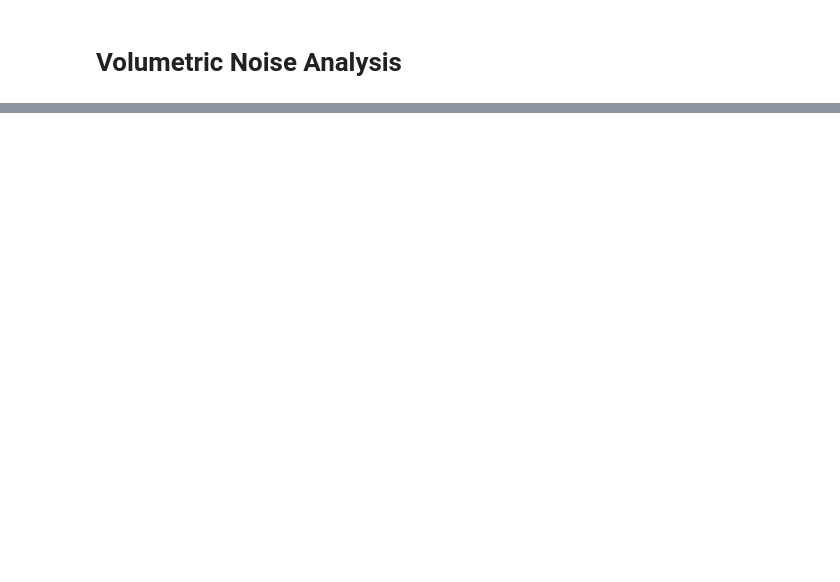
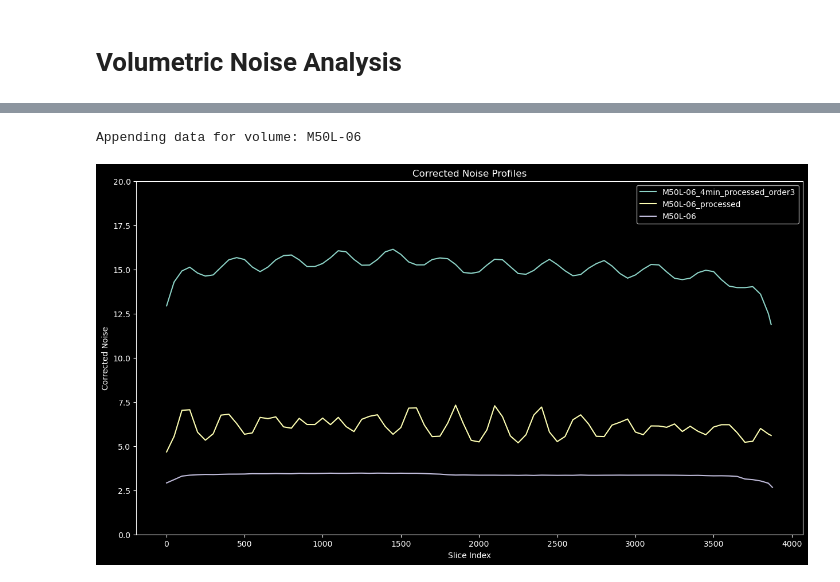
Before and after one commit to jsehnert/particles, a Jupyter notebook: Notebooks/noise_analysis.ipynb, the cells around one changed output, grey strips where cells are left out. Drawn from its saved outputs; the diff is of its cells as text; code cells hidden in the pictures; blank space fills up the shorter version.

```diff
--- a/Notebooks/noise_analysis.ipynb
+++ b/Notebooks/noise_analysis.ipynb
@@ -400,3 +2,0 @@ for z_ in z0:
-# %%
-for k, v in results.items():
-    print(f"slice {k}: {v}")
@@ -408,0 +115,7 @@ slice 2500: {'rho1': 0.5152726211423668, 'rho2': 0.09021102811926562, 'sigma_sol
+# %%
+contrast_adjusted = True
+vol_idx = 0
+volume = AnalysisBase(cfg_path=cfg_path, vol_index=vol_idx, exp_index=0)
+volume_name = volume.cell_name
+volume_in_db = volume_name in df_data["volume_name"].values
+print(f"Loaded volume {volume_name}  in_db: {volume_in_db}")
@@ -408,0 +145,12 @@ slice 2500: {'rho1': 0.5152726211423668, 'rho2': 0.09021102811926562, 'sigma_sol
+# %%
+noise_results = estimate_volume_slice_stats(
+    volume=vol.vol_for_analysis,
+    slice_levels=slice_levels,
+    metal_threshold=metal_threshold,
+    grayscale_metal_margin=metal_margin,
+    min_area=min_area,
+    trunc_k=trunc_k,
+)
+# %%
+slice_stats = noise_results["slice_stats"]
+vol.cell_name
@@ -408,0 +159,58 @@ slice 2500: {'rho1': 0.5152726211423668, 'rho2': 0.09021102811926562, 'sigma_sol
+# %%
+# Add the data to the DB
+if not volume_in_db:
+    data_row = create_empty_dictionary()
+    data_row["volume_name"] = volume.cell_name
+    data_row["slice_step"] = slice_step
+
+    slice_indexes = list(slice_stats.keys())
+    data_row["slice_indexes"] = tuple(slice_indexes)
+
+    slice_idxs = slice_indexes
+    sigma_corrected = [slice_stats[k]["sigma_corrected"] for k in slice_idxs]
+    data_row["sigma_corrected"] = tuple(sigma_corrected)
+
+    sigma_diff = [slice_stats[k]["sigma_diff"] for k in slice_idxs]
+    data_row["sigma_diff"] = tuple(sigma_diff)
+
+    rho_1 = [slice_stats[k]["rho1"] for k in slice_idxs]
+    data_row["rho1"] = tuple(rho_1)
+
+    rho_2 = [slice_stats[k]["rho2"] for k in slice_idxs]
+    data_row["rho2"] = tuple(rho_2)
+
+    df_row = pd.DataFrame([data_row])
+    print(f"Appending data for volume: {volume.cell_name}")
+
+    # Append the new row to the main dataframe and update
+    df_data = pd.concat([df_data, df_row], ignore_index=True)
+    pd.DataFrame.to_csv(df_data, data_path, index=False)
+    volume_in_db = True
+else:
+    print(f"Volume already in DB: {volume.cell_name}")
+# %% [output]
+Appending data for volume: M50L-06
+# %%
+# Plot the corrected noise profiles for each row in the dataframe
+plt.figure(figsize=(15, 8))
+for index, row in df_data.iterrows():
+    volume_name = row["volume_name"]
+    if (
+        "order0" in volume_name
+        or "affine" in volume_name
+        or "order1" in volume_name
+        or "-06" not in volume_name
+    ):
+        continue
+    plt.plot(
+        row["slice_indexes"], row["sigma_corrected"], label=f"{row['volume_name']}"
+    )
+
+plt.xlabel("Slice Index")
+plt.ylabel("Corrected Noise")
+plt.ylim(bottom=0, top=20)
+plt.title("Corrected Noise Profiles")
+plt.legend()
+plt.show()
+# %% [output]
+[figure, added]
```
Also changed, not shown: parts of 63 cells of this notebook, 41 other files.
